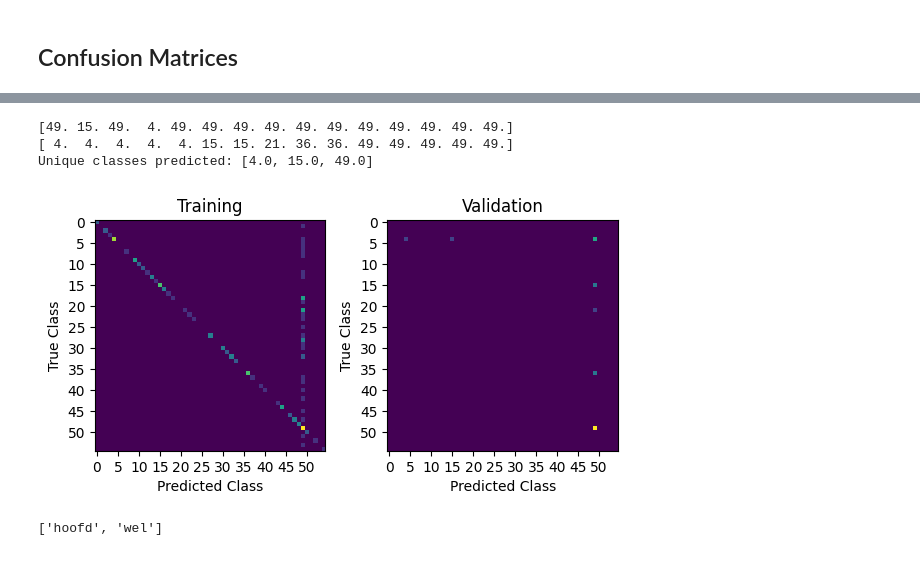
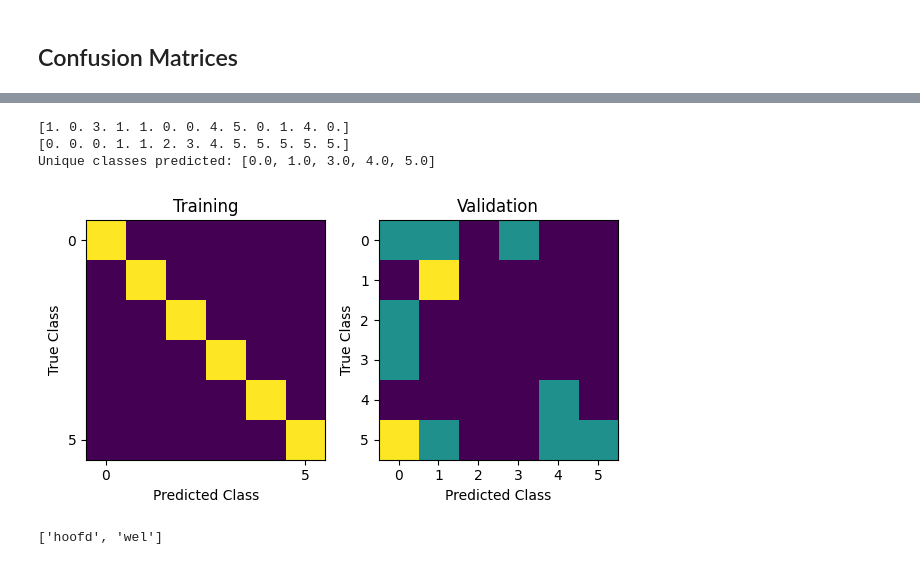
Before and after one commit to verrannt/brain2speech-diffusion, a Jupyter notebook: train_brain_classifier.ipynb, the cells around one changed output, grey strips where cells are left out. Cells and saved outputs as stored; diff of their text form; code cells hidden in the pictures.

Commit message:
furhter experiments with brain classifier

```diff
--- a/train_brain_classifier.ipynb
+++ b/train_brain_classifier.ipynb
@@ -203,7 +390,7 @@ Sequential(
 )
 # %%
 # NOTE Change output name here for every experiment
-ckpt_path = f'exp/brain_classifier_v3_{n_classes}classes_switch-channels_oversampling/'
+ckpt_path = f'exp/Sub2_Full-Std_MLP_{n_classes}classes_LR{LEARNING_RATE}_dropout_layernorm_no-shuffle/'
 
 os.makedirs(ckpt_path, exist_ok=False)
 print(ckpt_path)
@@ -215,7 +402,7 @@ logs = {
     'val_loss_epoch': [], 'val_loss_batch': [], 'val_acc_epoch': [], 'val_acc_batch': [],
 }
 # %%
-for epoch in (pbar := tqdm(range(start_epoch, start_epoch+N_EPOCHS), desc='Training', ncols=100)):
+for epoch in (pbar := tqdm(range(start_epoch, start_epoch+N_EPOCHS), desc='Training', ncols=125)):
     # TRAINING
     model.train()
     train_loss_epoch = 0.
@@ -277,8 +464,10 @@ for epoch in (pbar := tqdm(range(start_epoch, start_epoch+N_EPOCHS), desc='Train
 
     # Update loss values in progress bar
     pbar.set_postfix({
-        'Train Loss': round(logs['train_loss_epoch'][-1],3),
-        'Val Loss': round(logs['val_loss_epoch'][-1], 3),
+        'Train Loss': f'{logs["train_loss_epoch"][-1]:.2f}',
+        'Val Loss': f'{logs["val_loss_epoch"][-1]:.2f}',
+        'Train Acc': f'{logs["train_acc_epoch"][-1]:.3f}',
+        'Val Acc': f'{logs["val_acc_epoch"][-1]:.3f}',
     })
 
     # Decay learning rate if specified
@@ -338,10 +526,10 @@ plt.show()
 ## Confusion Matrices
 # %%
 # Load model
-epoch_to_load = 100
-load_ckpt_path = f'exp/brain_classifier_v3_55classes_switch-channels'
+epoch = 200
+# load_ckpt_path = f'exp/brain_classifier_v1_{n_classes}classes_datasetv2_no-standardization'
 
-ckpt = torch.load(os.path.join(load_ckpt_path, f'{epoch_to_load}.pkl'))
+ckpt = torch.load(os.path.join(ckpt_path, f'{epoch}.pkl'))
 # model = BrainClassifierV1(in_nodes=2*32*SEGMENT_LENGTH, n_classes=n_classes).cuda()
 # model = BrainClassifierV3(n_classes).cuda()
 model.load_state_dict(ckpt['model_state_dict'])
@@ -387,38 +577,40 @@ for i, data in enumerate(valloader):
     all_preds_val = np.concatenate([all_preds_val, torch.argmax(y_pred, dim=1).cpu()])
     all_true_val = np.concatenate([all_true_val, torch.argmax(y, dim=1)])
 
-cm_val = confusion_matrix(all_true_val, all_preds_val, labels=range(n_classes))
+# cm_val = confusion_matrix(all_true_val, all_preds_val, labels=range(n_classes))
+cm_val = confusion_matrix(all_true_val, all_preds_val, labels=np.unique(all_true_val))
 
 print(all_preds_val)
 print(all_true_val)
 print('Unique classes predicted:', list(np.unique(all_preds_val)))
 # %% [output]
-[49. 15. 49.  4. 49. 49. 49. 49. 49. 49. 49. 49. 49. 49. 49.]
-[ 4.  4.  4.  4.  4. 15. 15. 21. 36. 36. 49. 49. 49. 49. 49.]
-Unique classes predicted: [4.0, 15.0, 49.0]
+[1. 0. 3. 1. 1. 0. 0. 4. 5. 0. 1. 4. 0.]
+[0. 0. 0. 1. 1. 2. 3. 4. 5. 5. 5. 5. 5.]
+Unique classes predicted: [0.0, 1.0, 3.0, 4.0, 5.0]
 # %%
 plt.figure(figsize=(6,4))
 plt.subplot(121)
 plt.imshow(cm_train)
 plt.title('Training')
 plt.ylabel('True Class')
 plt.yticks(range(0,n_classes,5))
 plt.xlabel('Predicted Class')
 plt.xticks(range(0,n_classes,5))
 
 plt.subplot(122)
 plt.imshow(cm_val)
 plt.title('Validation')
 plt.ylabel('True Class')
-plt.yticks(range(0,n_classes,5))
+plt.yticks(range(0,len(np.unique(all_true_val)),1))
 plt.xlabel('Predicted Class')
-plt.xticks(range(0,n_classes,5))
+plt.xticks(range(0,len(np.unique(all_true_val)),1))
 # plt.grid()
 
 plt.tight_layout()
+plt.savefig(os.path.join(ckpt_path, f'conf_mat_e{epoch}'))
 plt.show()
 # %% [output]
-[figure, old version]
+[figure, new version]
 # %%
 def get_word_from_token(token):
     return list(class_label_loader.word_tokens.keys())\
```
Also changed, not shown: parts of 24 cells of this notebook, 1 other file.
